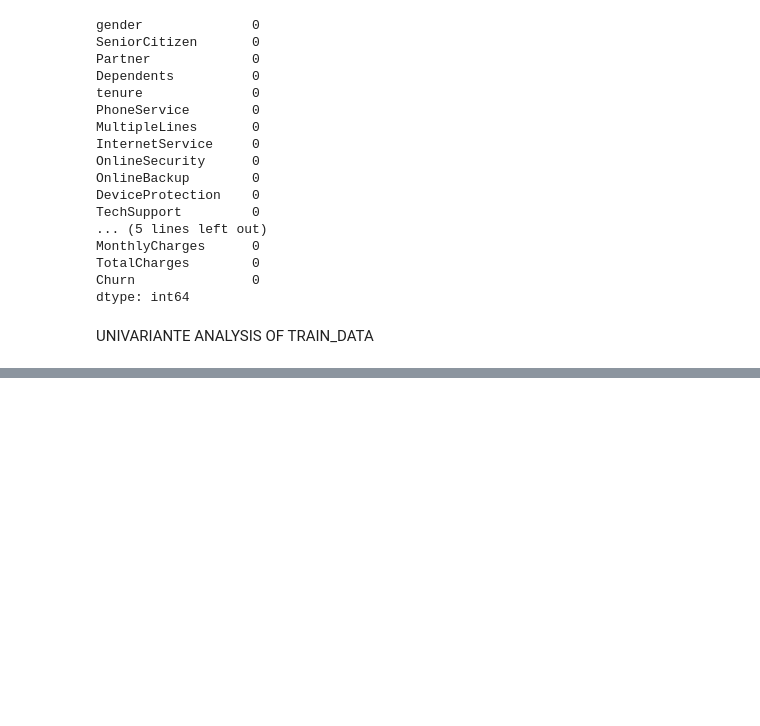
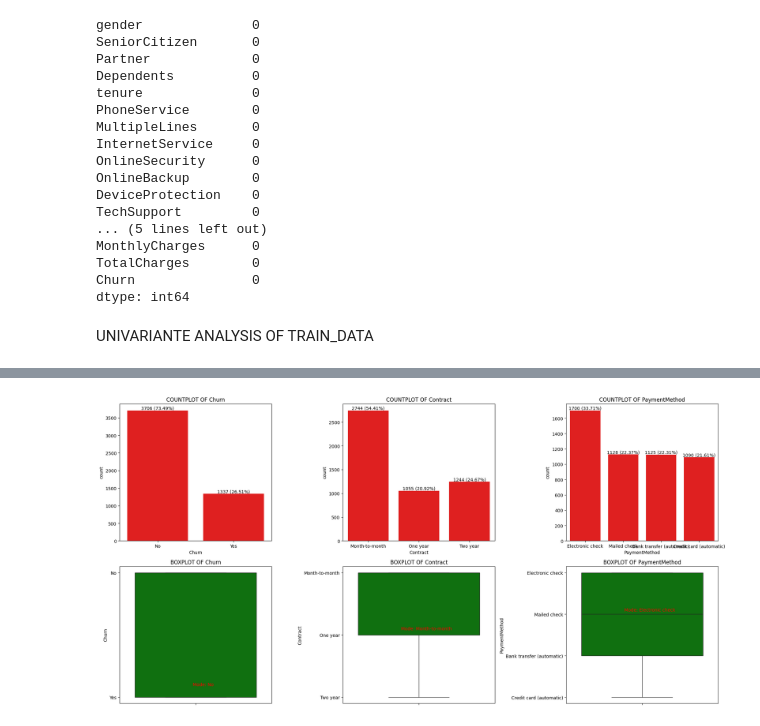
Before and after one commit to mohalat/PHASE-2-Project-1, a Jupyter notebook: Churn_Project.ipynb, the cells around one changed output, grey strips where cells are left out. Drawn from its saved outputs; the diff is of its cells as text; code cells hidden in the pictures; blank space fills up the shorter version.

```diff
--- a/Churn_Project.ipynb
+++ b/Churn_Project.ipynb
@@ -783,0 +862,33 @@ UNIVARIANTE ANALYSIS OF TRAIN_DATA
+# %%
+# DEFINING THE FUNCTION TO VISUALIZE CATEGORICAL DATA
+
+def visual_categorical(train_data, col):
+    fig, axes = plt.subplots(2, len(col), figsize=(20, 10))  # 2 rows (countplot + boxplot) instead of 3
+
+    for i, column in enumerate(col):
+
+        # Countplot
+        count_ax = sns.countplot(x=train_data[column], ax=axes[0, i], color='red')
+        axes[0, i].set_title(f"COUNTPLOT OF {column}")
+
+        # Add labels to the countplot
+        total = len(train_data)
+        for container in count_ax.containers:
+            labels = [f"{int(h.get_height())} ({(h.get_height() / total) * 100:.2f}%)" if h.get_height() > 0 else '' for h in container]
+            count_ax.bar_label(container, labels=labels, label_type='edge')
+
+        # Boxplot
+        sns.boxplot(train_data[column], ax=axes[1, i], color='green')
+        axes[1, i].set_title(f"BOXPLOT OF {column}")
+
+        # Add text label for mode
+        frequencies = train_data[column].mode()[0]
+        axes[1, i].text(0.05, 0.9, f"Mode: {frequencies}", color='blue', ha='center', va='center')
+
+
+    plt.tight_layout()
+    plt.show()
+# %%
+visual_categorical(train_data, ["Churn", "Contract", "PaymentMethod"])
+# %% [output]
+[figure, added]
```
Also changed, not shown: parts of 38 cells of this notebook.
